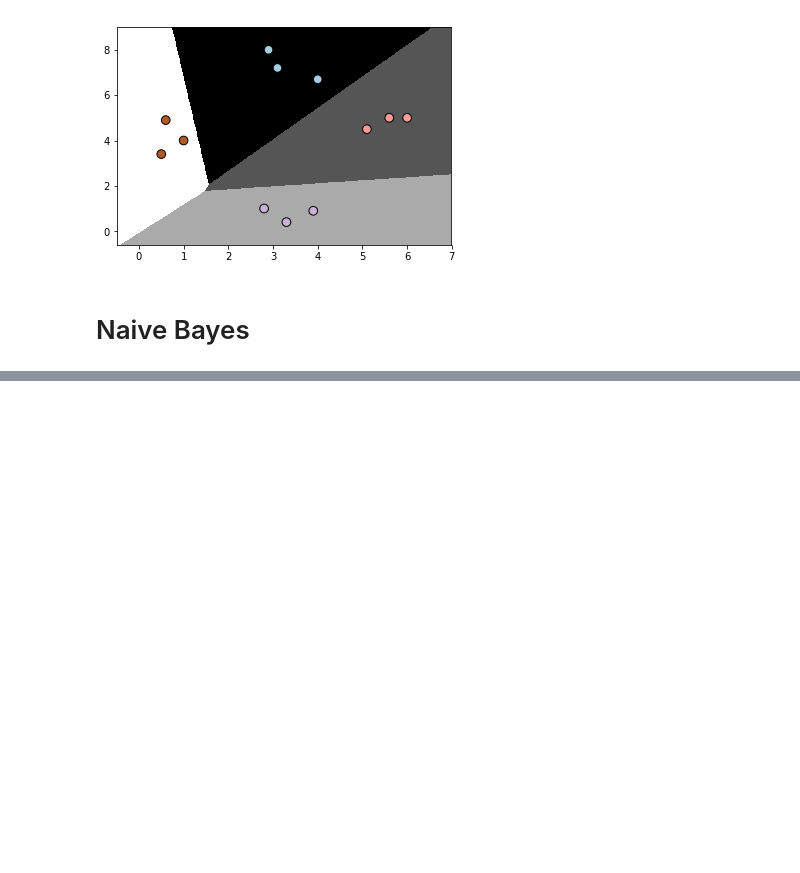
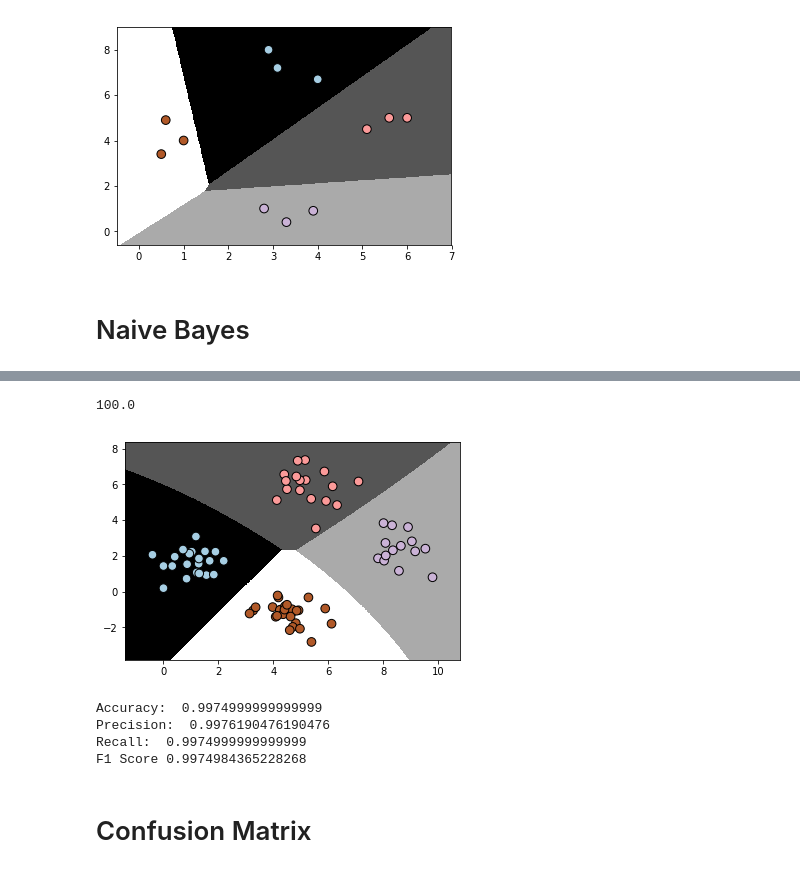
Before and after one commit to Zhachory1/estimator, a Jupyter notebook: Ch2_ClassAndReg.ipynb, the cells around one changed output, grey strips where cells are left out. Cells and saved outputs as stored; diff of their text form; code cells hidden in the pictures; blank space fills up the shorter version.

```diff
--- a/Ch2_ClassAndReg.ipynb
+++ b/Ch2_ClassAndReg.ipynb
@@ -56,0 +83,30 @@ visualize_classifier(classifier, X, y)
+# %%
+X_tr, X_te, y_tr, y_te = train_test_split(X, y, test_size=0.2)
+clf_new = GaussianNB()
+clf_new.fit(X_tr, y_tr)
+y_te_pred = clf_new.predict(X_te)
+# %%
+acc = 100.0 * (y_te == y_te_pred).sum() / X_te.shape[0]
+print acc
+visualize_classifier(clf, X_te, y_te)
+# %% [output]
+100.0
+[figure, added]
+# %%
+num_folds = 5
+acc = cross_val_score(clf_new, X, y, scoring='accuracy', cv=num_folds)
+pre = cross_val_score(clf_new, X, y, scoring='precision_weighted', cv=num_folds)
+rec = cross_val_score(clf_new, X, y, scoring='recall_weighted', cv=num_folds)
+fos = cross_val_score(clf_new, X, y, scoring='f1_weighted', cv=num_folds)
+
+print "Accuracy: ", acc.mean()
+print "Precision: ", pre.mean()
+print "Recall: ", rec.mean()
+print "F1 Score", fos.mean()
+# %% [output]
+Accuracy:  0.9974999999999999
+Precision:  0.9976190476190476
+Recall:  0.9974999999999999
+F1 Score 0.9974984365228268
+# %% [markdown]
+# Confusion Matrix
```
Also changed, not shown: parts of 13 cells of this notebook, 1 other file.
